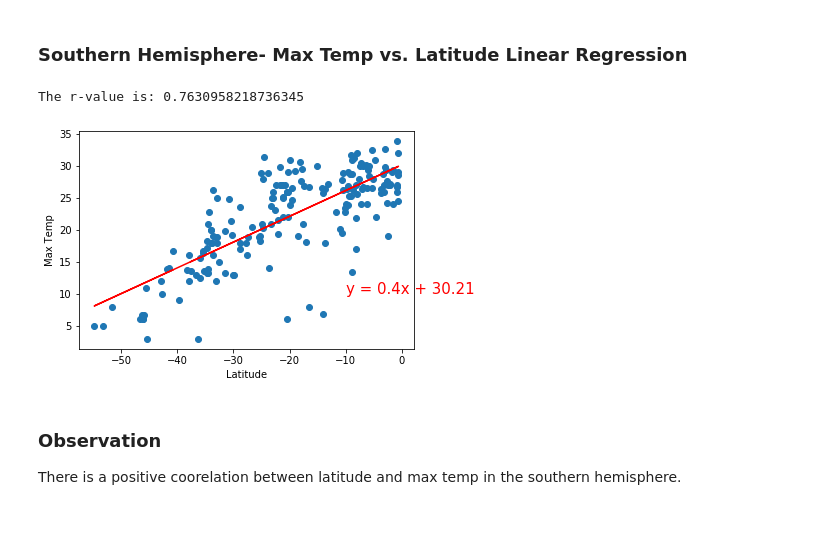
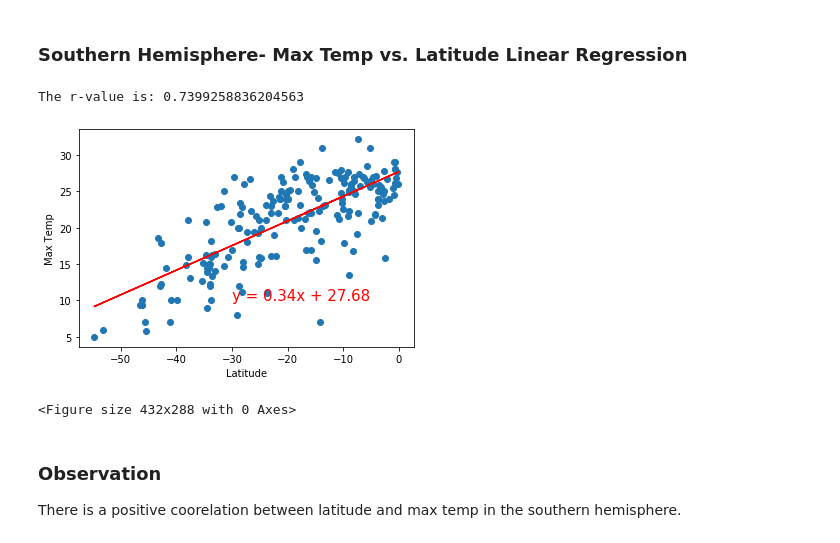
Before and after one commit to carolinelarry/homework_python_apis, a Jupyter notebook: WeatherPy.ipynb, the cells around one changed output. Drawn from its saved outputs; the diff is of its cells as text; code cells hidden in the pictures.

```diff
--- a/WeatherPy.ipynb
+++ b/WeatherPy.ipynb
@@ -45,8 +43,8 @@ lat_lngs = []
 cities = []
 # %%
 #Create a set of random latitude and longitude coordinates
-lats = np.random.uniform(lat_range[0], lat_range[1], size = 20)
-lngs = np.random.uniform(lng_range[0], lng_range[1], size = 20)
+lats = np.random.uniform(lat_range[0], lat_range[1], size = 1600)
+lngs = np.random.uniform(lng_range[0], lng_range[1], size = 1600)
 lat_lngs = zip(lats, lngs)
 # %%
 #Identify nearest city for each lat, long coordinate
@@ -66,7 +64,7 @@ url = "http://api.openweathermap.org/data/2.5/weather?"
 units = "metric"
 
 # Build partial query URL that we will use in our for loop
-query_url = f"{url}appid={api_key}&units={units}&q="
+query_url = f"{url}appid={open_weather_api_key}&units={units}&q="
 # %%
 #Creating empty lists to add info from our API to convert to a dataframe
 lat = []
@@ -83,6 +81,9 @@ new_cities = []
 count = 0
 set_count = 1
 
+print("Beginning Data Retrieval")
+print("---------------------------")
+
 #Creating a for loop to generate the url for all of our cities and store data
 for city in cities:
 
@@ -96,7 +97,7 @@ for city in cities:
 
         #Adjusting counter for our count and set count
         count += 1
-        if count == 10:
+        if count == 50:
             count = 0
             set_count += 1
 
@@ -115,4 +116,8 @@ for city in cities:
     except:
         pass
         print("City not found. Skipping...")
+
+print("---------------------------")
+print("Data Retrieval Complete")
+print("---------------------------")
 # %% [output]
@@ -299,22 +304,24 @@ There is a negative coorelation between latitude and max temperature in the nort
 # %%
 #Linear Regression for latitude and max temp for southern hemisphere
 
 x_values = southern_hem_df["Lat"]
 y_values = southern_hem_df["Max Temp"]
 (slope, intercept, rvalue, pvalue, stderr) = linregress(x_values, y_values)
 regress_values = x_values * slope + intercept
 line_eq = "y = " + str(round(slope,2)) + "x + " + str(round(intercept,2))
 
 plt.scatter(x_values,y_values)
 plt.plot(x_values,regress_values,"r-")
-plt.annotate(line_eq,(-10,10),fontsize=15,color="red")
+plt.annotate(line_eq,(-30,10),fontsize=15,color="red")
 plt.xlabel('Latitude')
 plt.ylabel('Max Temp')
 print(f"The r-value is: {rvalue}")
 plt.show()
+plt.savefig('southern_latitude_maxtemp.png')
 # %% [output]
-The r-value is: 0.7630958218736345
+The r-value is: 0.7399258836204563
-[figure, old version]
+[figure, new version]
+<Figure size 432x288 with 0 Axes>
 # %% [markdown]
 ### Observation
 There is a positive coorelation between latitude and max temp in the southern hemisphere.
```
Also changed, not shown: parts of 28 cells of this notebook, 14 other files.
